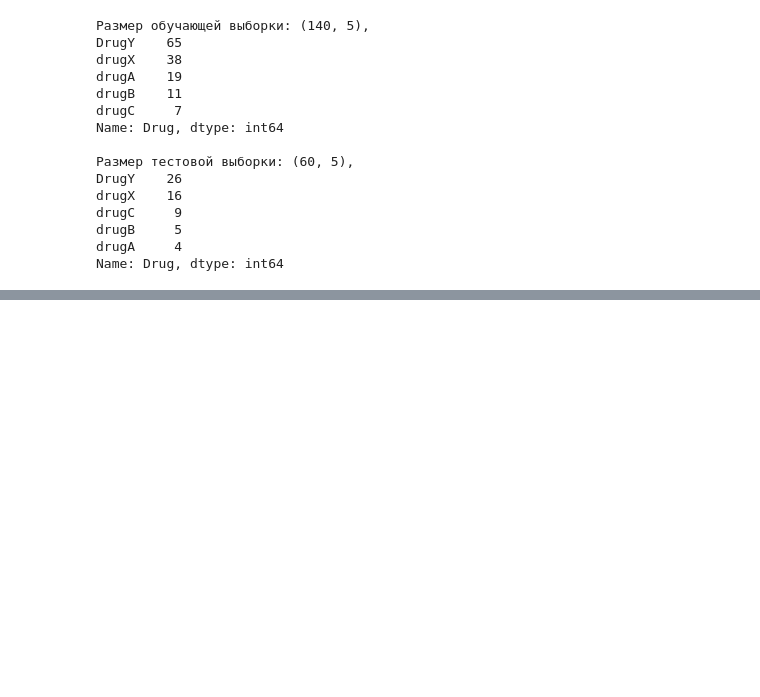
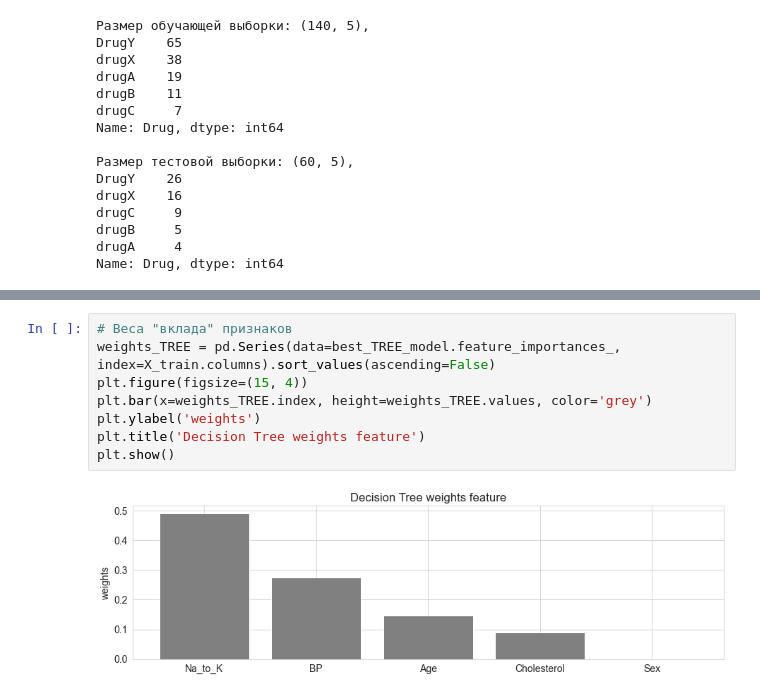
Before and after one commit to LeaReys/drug_dataset, a Jupyter notebook: drug_cl.ipynb, the cells around one changed output, grey strips where cells are left out. Drawn from its saved outputs; the diff is of its cells as text; blank space fills up the shorter version.

```diff
--- a/drug_cl.ipynb
+++ b/drug_cl.ipynb
@@ -407,0 +503,10 @@ Drug [0, 1, 2, 3, 4] = ['DrugY' 'drugA' 'drugB' 'drugC' 'drugX']
+# %%
+# Веса "вклада" признаков
+weights_TREE = pd.Series(data=best_TREE_model.feature_importances_, index=X_train.columns).sort_values(ascending=False)
+plt.figure(figsize=(15, 4))
+plt.bar(x=weights_TREE.index, height=weights_TREE.values, color='grey')
+plt.ylabel('weights')
+plt.title('Decision Tree weights feature')
+plt.show()
+# %% [output]
+[figure, added]
```
Also changed, not shown: parts of 29 cells of this notebook.
